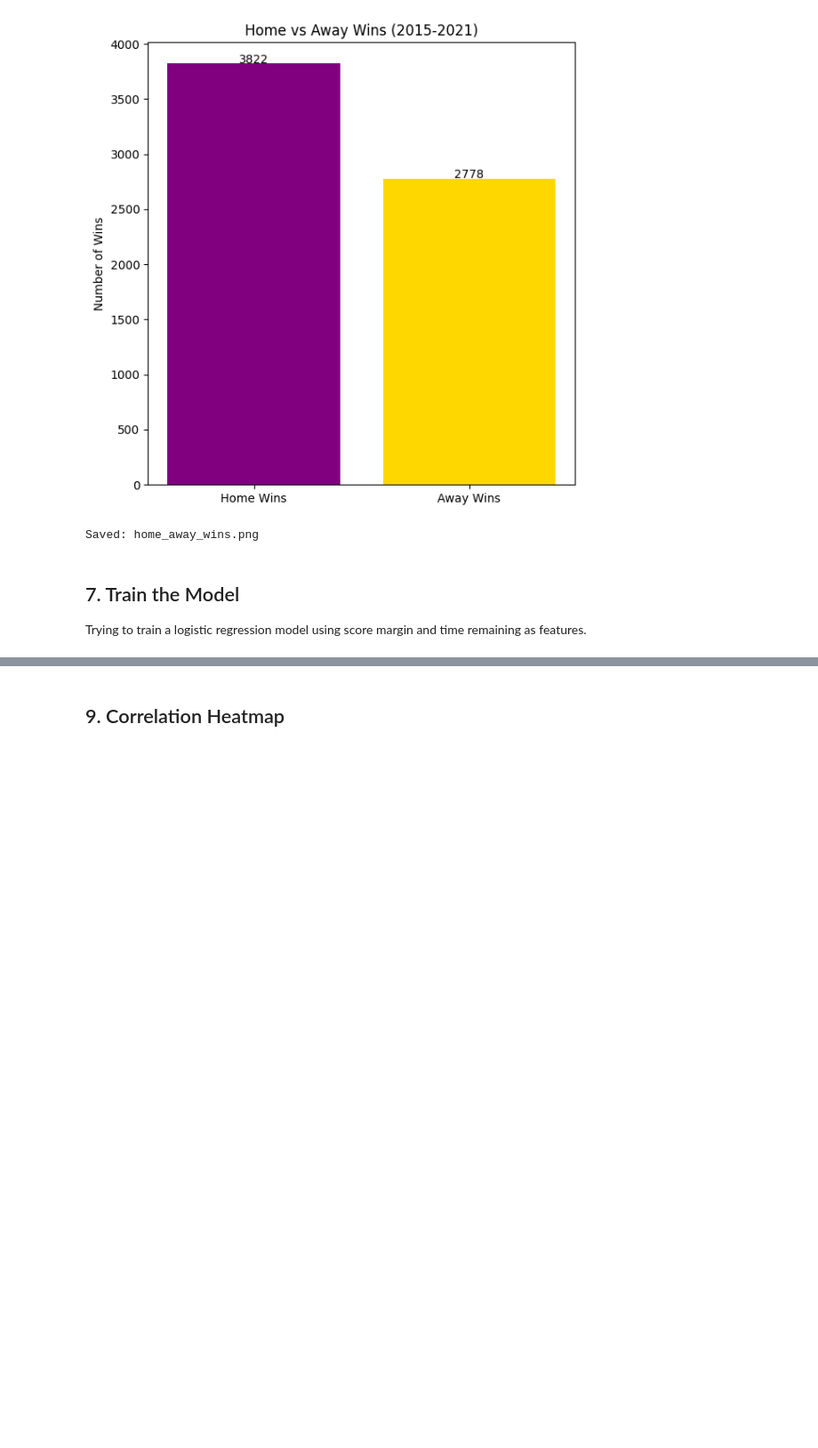
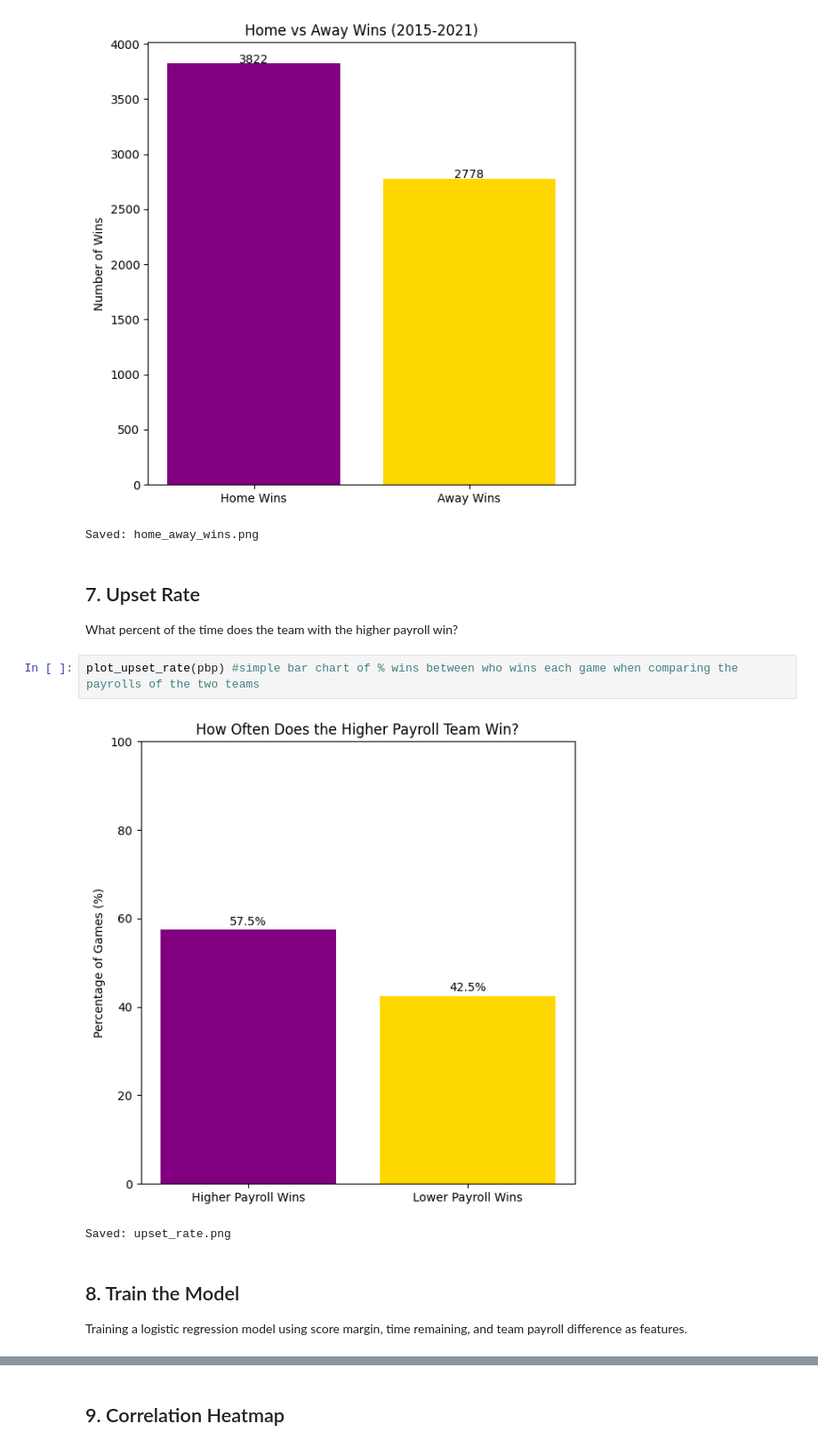
Before and after one commit to tagoodri/dsci_510_2026_spring_final_project, a Jupyter notebook: src/results.ipynb, the cells around one changed output, grey strips where cells are left out. Shown at 89% size. Cells and saved outputs as stored; diff of their text form; blank space fills up the shorter version.

```diff
--- a/src/results.ipynb
+++ b/src/results.ipynb
@@ -95,9 +127,17 @@ plot_home_away_wins(pbp) #Simple bar chart showing home team winning vs. away te
 # %% [output]
 [figure]
 Saved: home_away_wins.png
+# %% [markdown]
+## 7. Upset Rate
+What percent of the time does the team with the higher payroll win?
+# %%
+plot_upset_rate(pbp) #simple bar chart of % wins between who wins each game when comparing the payrolls of the two teams
+# %% [output]
+[figure, added]
+Saved: upset_rate.png
 # %% [markdown]
-## 7. Train the Model
-Trying to train a logistic regression model using score margin and time remaining as features.
+## 8. Train the Model
+Training a logistic regression model using score margin, time remaining, and team payroll difference as features.
 # %%
 model = train_model(pbp)
 # %% [output]
```
Also changed, not shown: parts of 20 cells of this notebook, 10 other files.
